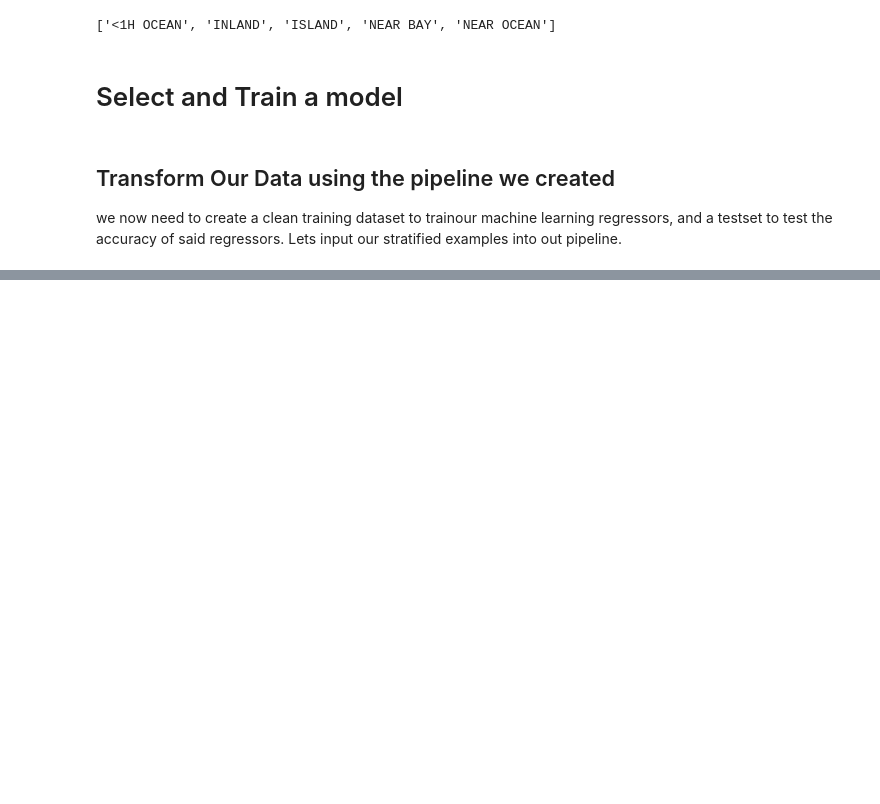
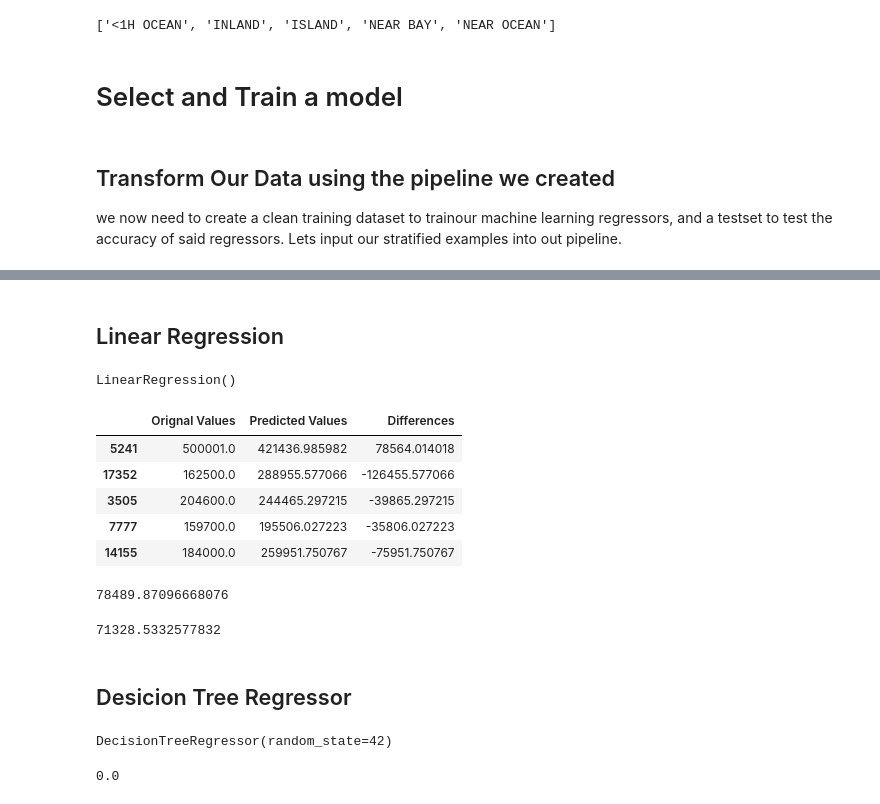
Before and after one commit to Tawheed-tariq/Machine-learning-course, a Jupyter notebook: Real Estate project/main.ipynb, the cells around one changed output, grey strips where cells are left out. Saved outputs shown, nothing was run; the diff lists cells and outputs as text; code cells hidden in the pictures; blank space fills up the shorter version.

```diff
--- a/Real Estate project/main.ipynb
+++ b/Real Estate project/main.ipynb
@@ -549,3 +554,6 @@ cat_encoder.categories_[0].tolist()
 ## Transform Our Data using the pipeline we created
 
 we now need to create a clean training dataset to trainour machine learning regressors, and a testset to test the accuracy of said regressors. Lets input our stratified examples into out pipeline.
+# %%
+train_data, train_labels, features = data_transformations(strat_train_set)
+train_data
@@ -551,0 +589,3 @@ we now need to create a clean training dataset to trainour machine learning regr
+# %%
+test_data, test_labels, features = data_transformations(strat_test_set)
+test_data
@@ -551,0 +606,59 @@ we now need to create a clean training dataset to trainour machine learning regr
+# %% [markdown]
+## Linear Regression
+# %%
+from sklearn.linear_model import LinearRegression
+
+lin_reg = LinearRegression()
+lin_reg.fit(train_data, train_labels)
+# %% [output]
+LinearRegression()
+# %%
+# Compare aganist some test data
+orignal_values = test_labels[:5]
+
+predicted_values = lin_reg.predict(test_data[:5])
+
+comparison_dataframe = pd.DataFrame(data={"Orignal Values" : orignal_values, "Predicted Values" : predicted_values})
+
+comparison_dataframe["Differences"] = comparison_dataframe["Orignal Values"] - comparison_dataframe["Predicted Values"]
+
+
+comparison_dataframe
+# %% [output]
+|  | Orignal Values | Predicted Values | Differences |
+| 5241 | 500001.0 | 421436.985982 | 78564.014018 |
+| 17352 | 162500.0 | 288955.577066 | -126455.577066 |
+| 3505 | 204600.0 | 244465.297215 | -39865.297215 |
+| 7777 | 159700.0 | 195506.027223 | -35806.027223 |
+| 14155 | 184000.0 | 259951.750767 | -75951.750767 |
+# %%
+from sklearn.metrics import mean_squared_error
+
+lin_mse = mean_squared_error(orignal_values, predicted_values)
+lin_rmse = np.sqrt(lin_mse)
+lin_rmse
+# %% [output]
+78489.87096668076
+# %%
+from sklearn.metrics import  mean_absolute_error
+
+lin_mae = mean_absolute_error(orignal_values, predicted_values)
+lin_mae
+# %% [output]
+71328.5332577832
+# %% [markdown]
+## Desicion Tree Regressor
+# %%
+from sklearn.tree import DecisionTreeRegressor
+
+tree_reg = DecisionTreeRegressor(random_state=42)
+tree_reg.fit(train_data, train_labels)
+# %% [output]
+DecisionTreeRegressor(random_state=42)
+# %%
+train_predictions = tree_reg.predict(train_data)
+tree_mse = mean_squared_error(train_labels, train_predictions)
+tree_rmse = np.sqrt(tree_mse)
+tree_rmse
+# %% [output]
+0.0
```
Also changed, not shown: parts of 14 cells of this notebook.
